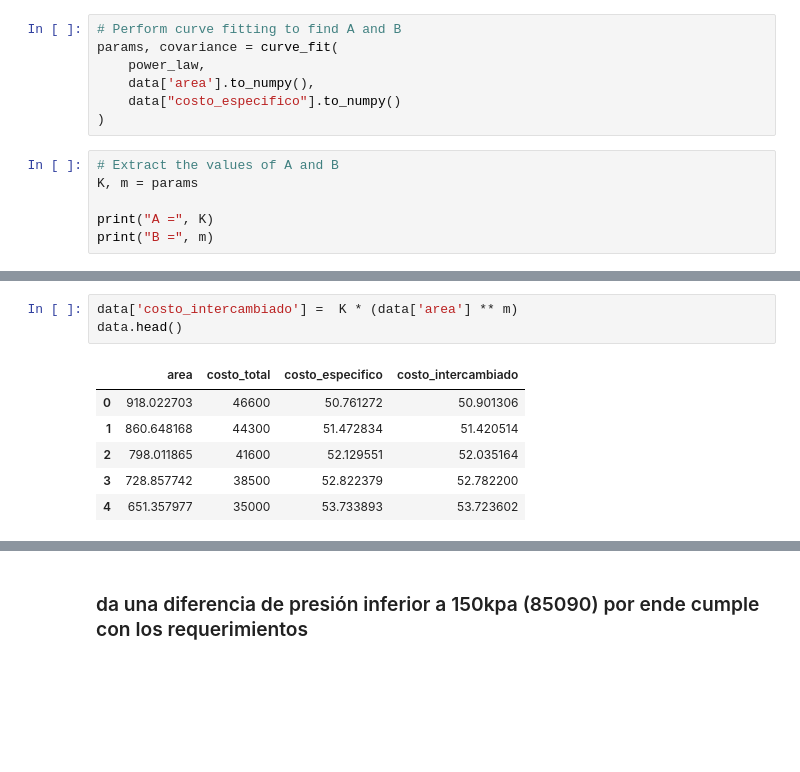
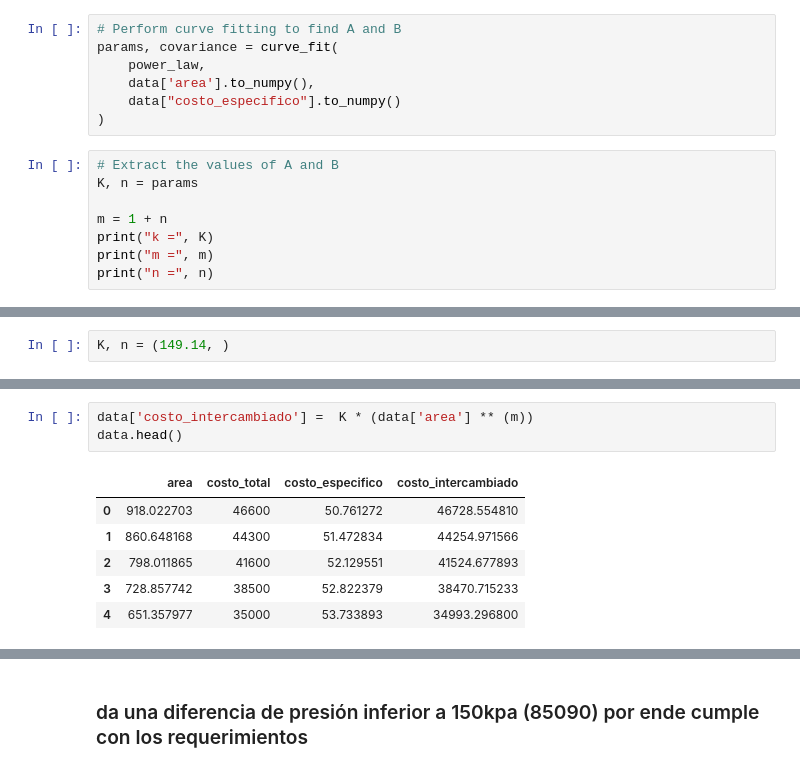
Before and after one commit to DanielSarmiento04/thermical_system, a Jupyter notebook: carcasa_tubo_2.ipynb, the cells around one changed output, grey strips where cells are left out. Saved outputs shown, nothing was run; the diff lists cells and outputs as text; blank space fills up the shorter version.

```diff
--- a/carcasa_tubo_2.ipynb
+++ b/carcasa_tubo_2.ipynb
@@ -569,8 +571,10 @@ params, covariance = curve_fit(
 )
 # %%
 # Extract the values of A and B
-K, m = params
+K, n = params
 
-print("A =", K)
-print("B =", m)
+m = 1 + n
+print("k =", K)
+print("m =", m)
+print("n =", n)
 # %% [output]
@@ -578,0 +584,2 @@ B = -0.1572543566238062
+# %%
+K, n = (149.14, )
@@ -579,10 +622,10 @@ B = -0.1572543566238062
 # %%
-data['costo_intercambiado'] =  K * (data['area'] ** m)
+data['costo_intercambiado'] =  K * (data['area'] ** (m))
 data.head()
 # %% [output]
 |  | area | costo_total | costo_especifico | costo_intercambiado |
-| 0 | 918.022703 | 46600 | 50.761272 | 50.901306 |
-| 1 | 860.648168 | 44300 | 51.472834 | 51.420514 |
-| 2 | 798.011865 | 41600 | 52.129551 | 52.035164 |
-| 3 | 728.857742 | 38500 | 52.822379 | 52.782200 |
-| 4 | 651.357977 | 35000 | 53.733893 | 53.723602 |
+| 0 | 918.022703 | 46600 | 50.761272 | 46728.554810 |
+| 1 | 860.648168 | 44300 | 51.472834 | 44254.971566 |
+| 2 | 798.011865 | 41600 | 52.129551 | 41524.677893 |
+| 3 | 728.857742 | 38500 | 52.822379 | 38470.715233 |
+| 4 | 651.357977 | 35000 | 53.733893 | 34993.296800 |
```
Also changed, not shown: parts of 7 cells of this notebook, 1 other file.
